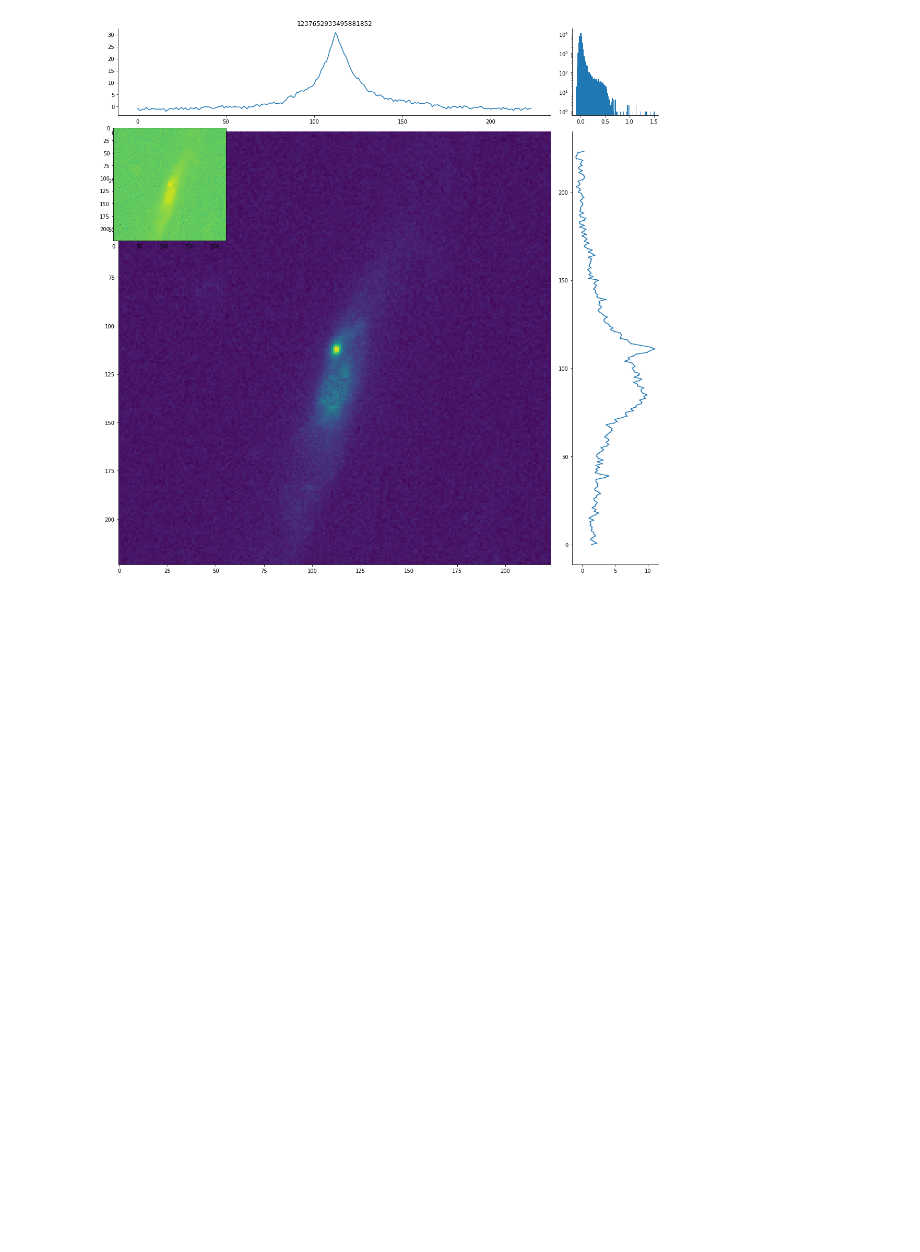
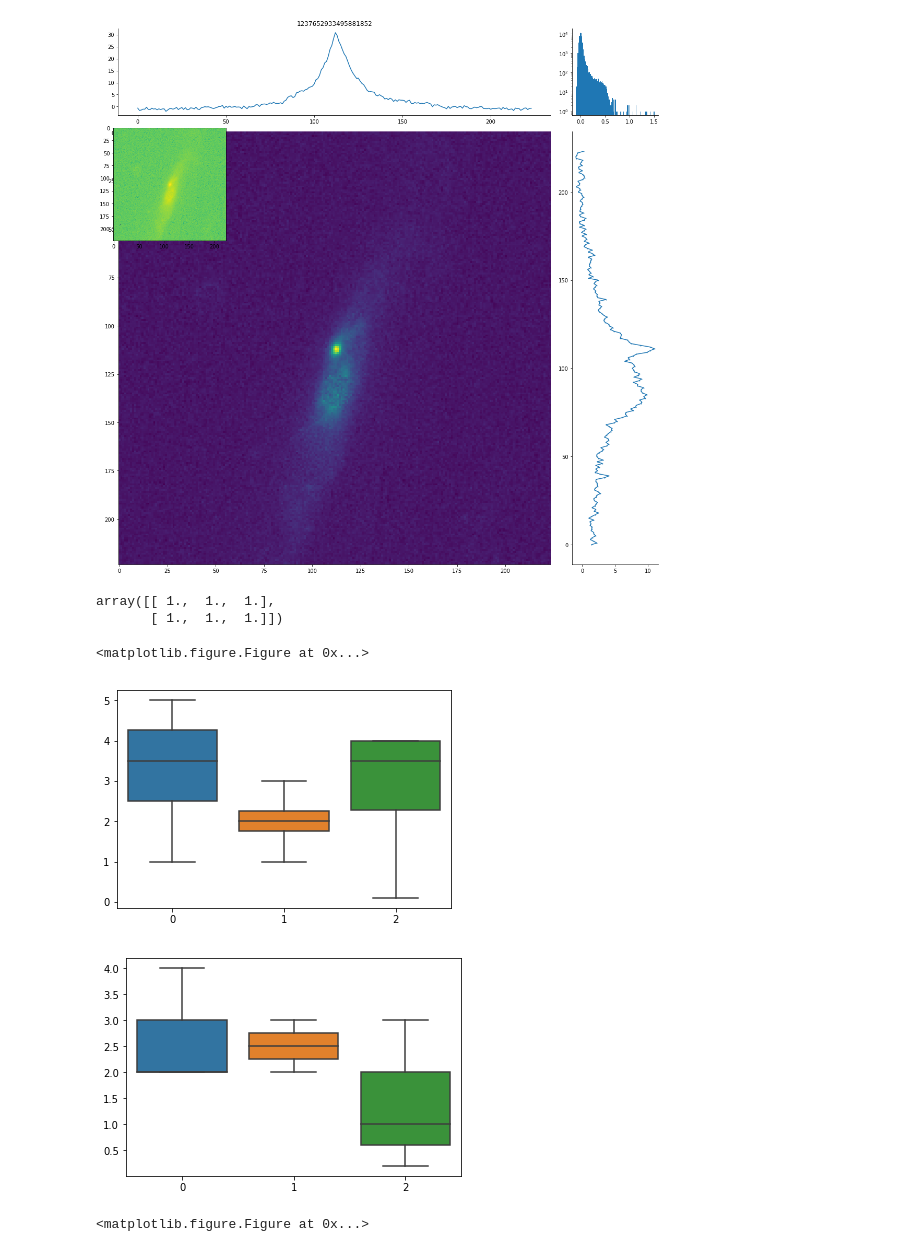
Before and after one commit to NakramR/astrohack, a Jupyter notebook: Exploration.ipynb, the cells around one changed output. Saved outputs shown, nothing was run; the diff lists cells and outputs as text; code cells hidden in the pictures; blank space fills up the shorter version.

```diff
--- a/Exploration.ipynb
+++ b/Exploration.ipynb
@@ -496,3 +496,12 @@ for i in df['SDSS_ID'][:10]:
 [figure]
 [figure]
 [figure]
+# %%
+import numpy as np
+import pandas as pd
+x = np.ones([2,3])
+
+x
+# %% [output]
+array([[ 1.,  1.,  1.],
+       [ 1.,  1.,  1.]])
@@ -498,0 +511,15 @@ for i in df['SDSS_ID'][:10]:
+# %%
+df = pd.DataFrame(data=[[1,2,3],[3,2,4],[5,3,0.1],[4,1,4]])
+df2 = pd.DataFrame(data=[[2,3,1],[2,2.5,3],[4,2,0.2]])
+# %%
+import seaborn as sns
+import matplotlib.pyplot as plt
+sns.boxplot(data=df)
+plt.figure()
+sns.boxplot(data=df2)
+plt.figure()
+# %% [output]
+<matplotlib.figure.Figure at 0x...>
+[figure, added]
+[figure, added]
+<matplotlib.figure.Figure at 0x...>
```
Also changed, not shown: parts of 4 cells of this notebook, 2 other files.
